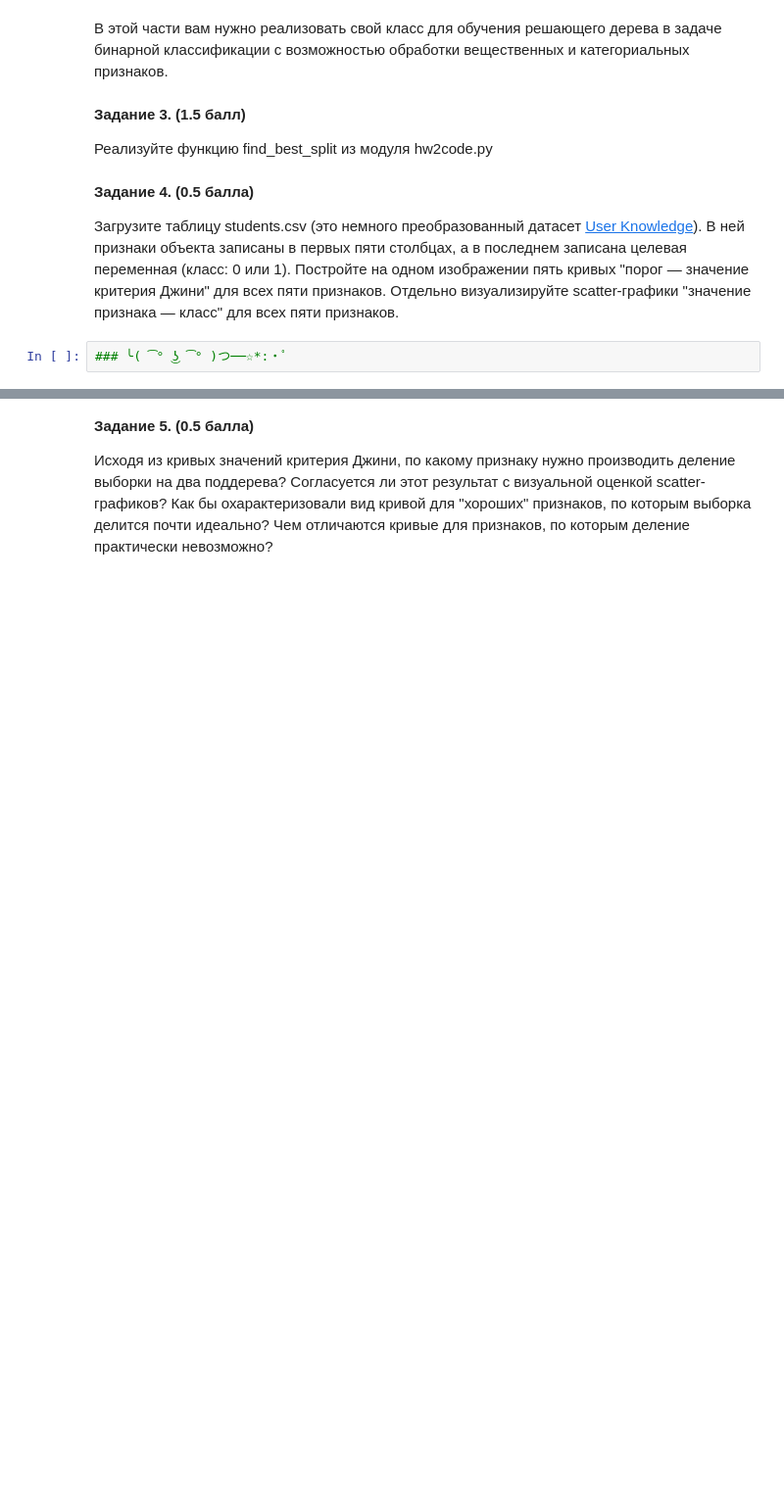
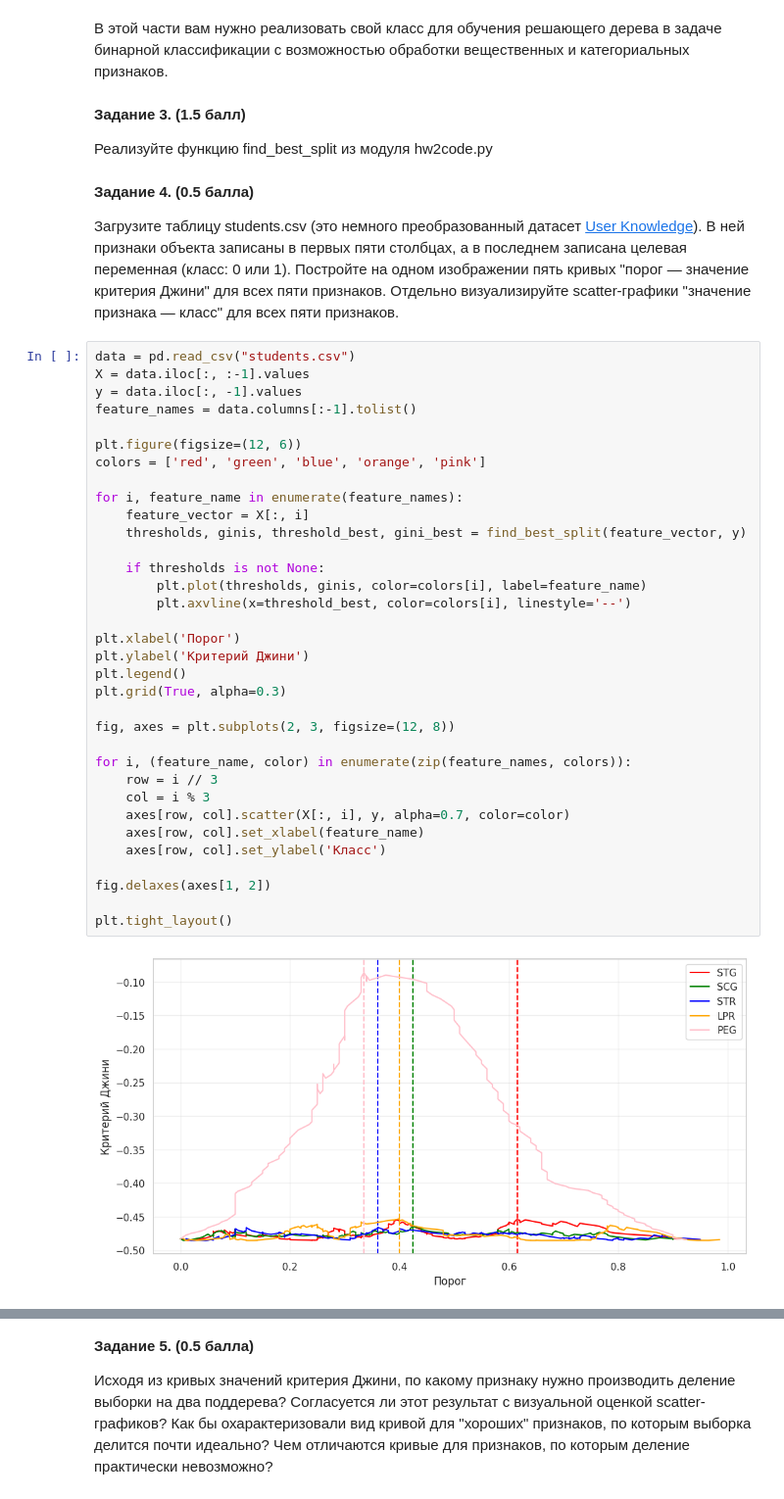
Before and after one commit to AminaKhabirova/ML, a Jupyter notebook: hw2_trees.ipynb, the cells around one changed output, grey strips where cells are left out. Shown at 98% size. Cells and saved outputs as stored; diff of their text form; blank space fills up the shorter version.

```diff
--- a/hw2_trees.ipynb
+++ b/hw2_trees.ipynb
@@ -266,5 +267,39 @@ __Задание 3. (1.5 балл)__
 __Задание 4. (0.5 балла)__
 
 Загрузите таблицу students.csv (это немного преобразованный датасет [User Knowledge](https://archive.ics.uci.edu/ml/datasets/User+Knowledge+Modeling)). В ней признаки объекта записаны в первых пяти столбцах, а в последнем записана целевая переменная (класс: 0 или 1). Постройте на одном изображении пять кривых "порог — значение критерия Джини" для всех пяти признаков. Отдельно визуализируйте scatter-графики "значение признака — класс" для всех пяти признаков.
-# %%
-### ╰( ͡° ͜ʖ ͡° )つ──☆*:・ﾟ
+# %%
+data = pd.read_csv("students.csv")
+X = data.iloc[:, :-1].values
+y = data.iloc[:, -1].values
+feature_names = data.columns[:-1].tolist()
+
+plt.figure(figsize=(12, 6))
+colors = ['red', 'green', 'blue', 'orange', 'pink']
+
+for i, feature_name in enumerate(feature_names):
+    feature_vector = X[:, i]
+    thresholds, ginis, threshold_best, gini_best = find_best_split(feature_vector, y)
+
+    if thresholds is not None:
+        plt.plot(thresholds, ginis, color=colors[i], label=feature_name)
+        plt.axvline(x=threshold_best, color=colors[i], linestyle='--')
+
+plt.xlabel('Порог')
+plt.ylabel('Критерий Джини')
+plt.legend()
+plt.grid(True, alpha=0.3)
+
+fig, axes = plt.subplots(2, 3, figsize=(12, 8))
+
+for i, (feature_name, color) in enumerate(zip(feature_names, colors)):
+    row = i // 3
+    col = i % 3
+    axes[row, col].scatter(X[:, i], y, alpha=0.7, color=color)
+    axes[row, col].set_xlabel(feature_name)
+    axes[row, col].set_ylabel('Класс')
+
+fig.delaxes(axes[1, 2])
+
+plt.tight_layout()
+# %% [output]
+[figure, added]
```
Also changed, not shown: parts of 15 cells of this notebook, 1 other file.
